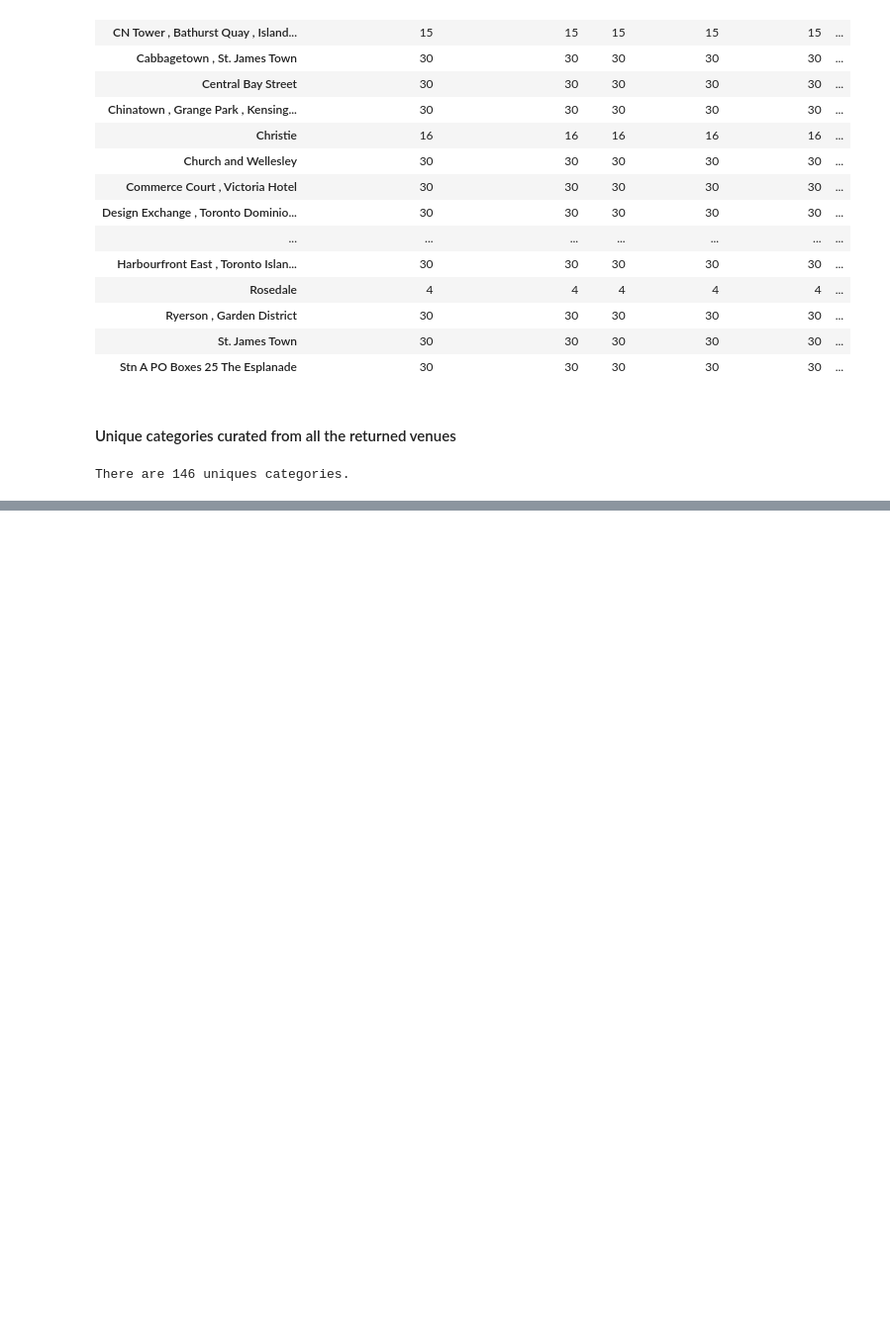
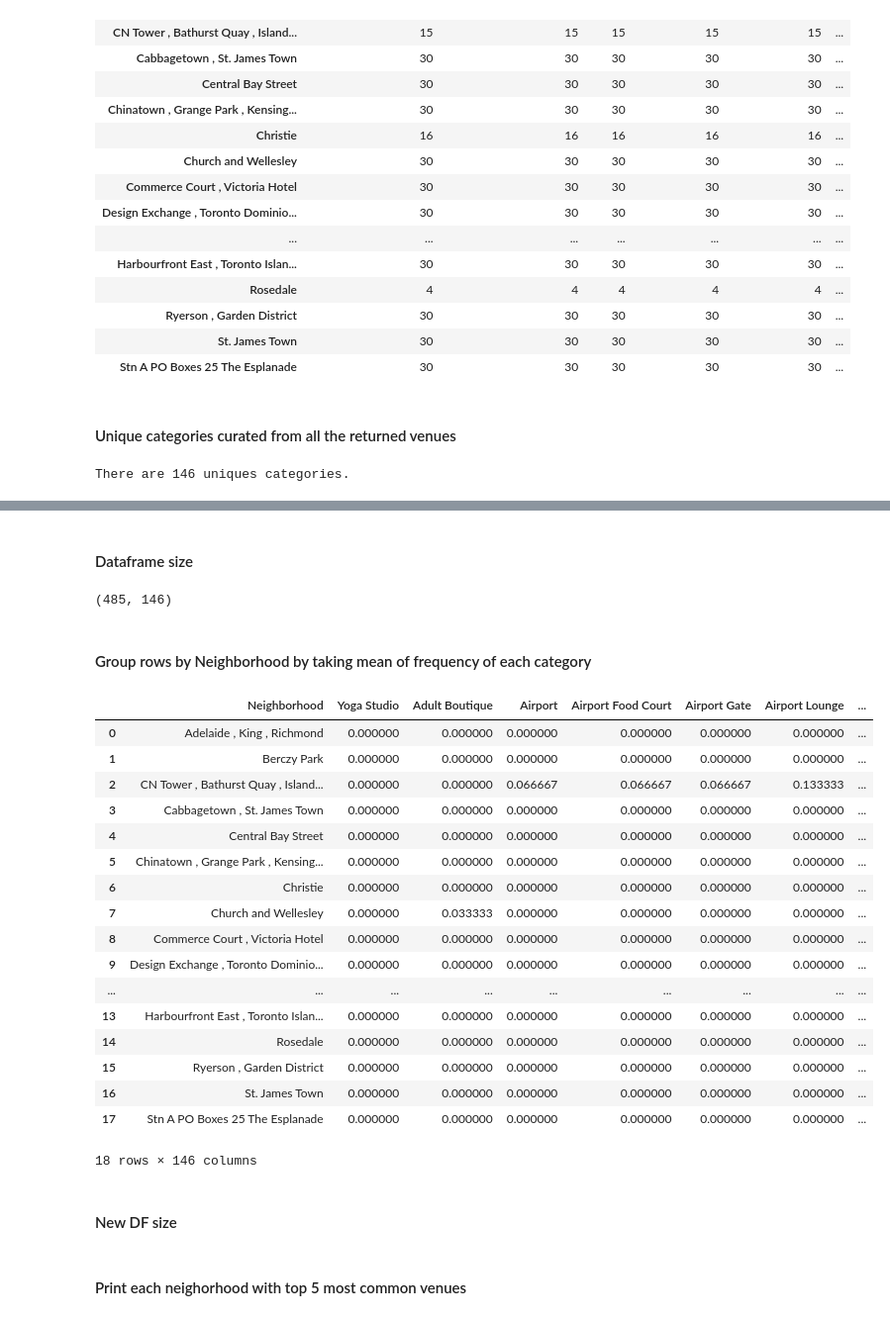
Before and after one commit to liyanshu09/Capstone-Project, a Jupyter notebook: Capstone week 3.3.ipynb, the cells around one changed output, grey strips where cells are left out. Shown at 99% size. Saved outputs shown, nothing was run; the diff lists cells and outputs as text; code cells hidden in the pictures; blank space fills up the shorter version.

```diff
--- a/Capstone week 3.3.ipynb
+++ b/Capstone week 3.3.ipynb
@@ -267,0 +270,12 @@ There are 146 uniques categories.
+# %%
+# one hot encoding
+Downtown_Toronto_onehot = pd.get_dummies(Downtown_Toronto_venues[['Venue Category']], prefix="", prefix_sep="")
+
+# add neighborhood column back to dataframe
+Downtown_Toronto_onehot['Neighborhood'] = Downtown_Toronto_venues['Neighborhood']
+
+# move neighborhood column to the first column
+fixed_columns = [Downtown_Toronto_onehot.columns[-1]] + list(Downtown_Toronto_onehot.columns[:-1])
+Downtown_Toronto_onehot = Downtown_Toronto_onehot[fixed_columns]
+
+Downtown_Toronto_onehot.head()
@@ -267,0 +290,32 @@ There are 146 uniques categories.
+# %% [markdown]
+#### Dataframe size
+# %%
+Downtown_Toronto_onehot.shape
+# %% [output]
+(485, 146)
+# %% [markdown]
+#### Group rows by Neighborhood by taking mean of frequency of each category
+# %%
+Downtown_Toronto_grouped = Downtown_Toronto_onehot.groupby('Neighborhood').mean().reset_index()
+Downtown_Toronto_grouped
+# %% [output]
+|  | Neighborhood | Yoga Studio | Adult Boutique | Airport | Airport Food Court | Airport Gate | Airport Lounge | ... |
+| 0 | Adelaide , King , Richmond | 0.000000 | 0.000000 | 0.000000 | 0.000000 | 0.000000 | 0.000000 | ... |
+| 1 | Berczy Park | 0.000000 | 0.000000 | 0.000000 | 0.000000 | 0.000000 | 0.000000 | ... |
+| 2 | CN Tower , Bathurst Quay , Island... | 0.000000 | 0.000000 | 0.066667 | 0.066667 | 0.066667 | 0.133333 | ... |
+| 3 | Cabbagetown , St. James Town | 0.000000 | 0.000000 | 0.000000 | 0.000000 | 0.000000 | 0.000000 | ... |
+| 4 | Central Bay Street | 0.000000 | 0.000000 | 0.000000 | 0.000000 | 0.000000 | 0.000000 | ... |
+| 5 | Chinatown , Grange Park , Kensing... | 0.000000 | 0.000000 | 0.000000 | 0.000000 | 0.000000 | 0.000000 | ... |
+| 6 | Christie | 0.000000 | 0.000000 | 0.000000 | 0.000000 | 0.000000 | 0.000000 | ... |
+| 7 | Church and Wellesley | 0.000000 | 0.033333 | 0.000000 | 0.000000 | 0.000000 | 0.000000 | ... |
+| 8 | Commerce Court , Victoria Hotel | 0.000000 | 0.000000 | 0.000000 | 0.000000 | 0.000000 | 0.000000 | ... |
+| 9 | Design Exchange , Toronto Dominio... | 0.000000 | 0.000000 | 0.000000 | 0.000000 | 0.000000 | 0.000000 | ... |
+| ... | ... | ... | ... | ... | ... | ... | ... | ... |
+| 13 | Harbourfront East , Toronto Islan... | 0.000000 | 0.000000 | 0.000000 | 0.000000 | 0.000000 | 0.000000 | ... |
+| 14 | Rosedale | 0.000000 | 0.000000 | 0.000000 | 0.000000 | 0.000000 | 0.000000 | ... |
+| 15 | Ryerson , Garden District | 0.000000 | 0.000000 | 0.000000 | 0.000000 | 0.000000 | 0.000000 | ... |
+| 16 | St. James Town | 0.000000 | 0.000000 | 0.000000 | 0.000000 | 0.000000 | 0.000000 | ... |
+| 17 | Stn A PO Boxes 25 The Esplanade | 0.000000 | 0.000000 | 0.000000 | 0.000000 | 0.000000 | 0.000000 | ... |
+18 rows × 146 columns
+# %% [markdown]
+####  New DF size
@@ -267,0 +324,2 @@ There are 146 uniques categories.
+# %% [markdown]
+#### Print each neighorhood with top 5 most common venues
```
Also changed, not shown: parts of 15 cells of this notebook.
